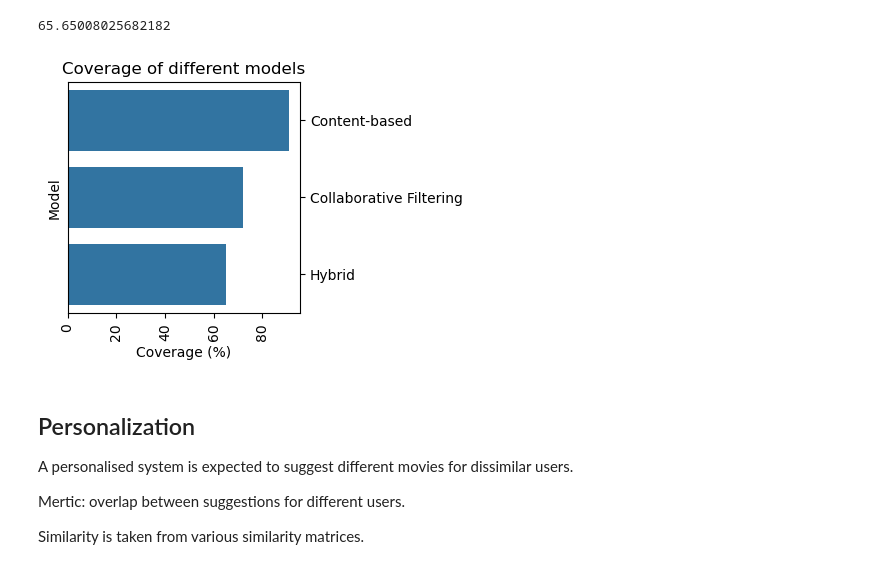
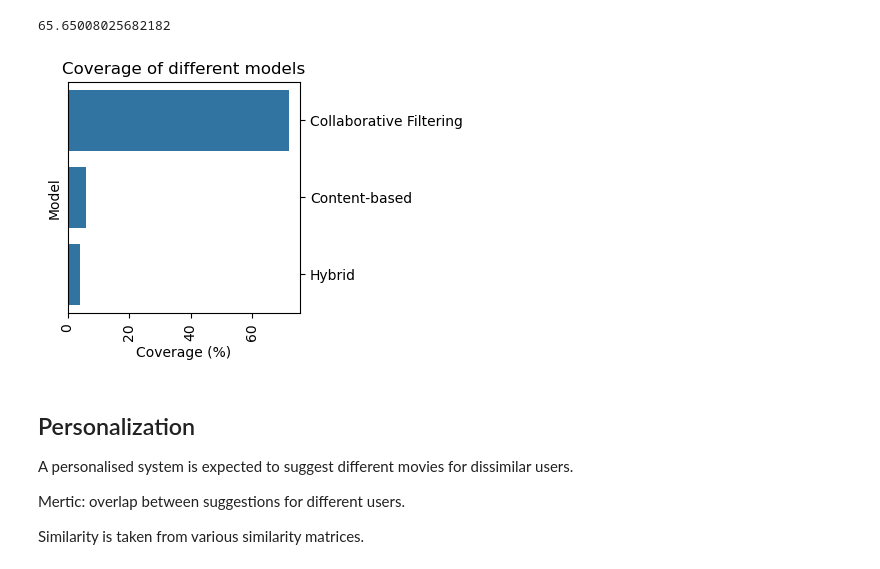
Before and after one commit to HamidSadEsf/movie_recommendation_ProjectCDS, a Jupyter notebook: main.ipynb, the cells around one changed output. Drawn from its saved outputs; the diff is of its cells as text; code cells hidden in the pictures.

```diff
--- a/main.ipynb
+++ b/main.ipynb
@@ -298,17 +305,18 @@ Hybrid: 409.0 4.0
 # %%
 df = pd.DataFrame({
     "Model": ['Collaborative Filtering','Content-based', 'Hybrid'],
-    "Coverage (%)": [72, 91, 65],
+    "Coverage (%)": [72, 6, 4],
     "Boolean": 100
 }).sort_values(by = "Coverage (%)", ascending = False)
 plt.figure(figsize=(3, 3))
 plt.xticks(rotation=90)
 plt.title("Coverage of different models")
 g = sns.barplot(y = "Model", x = "Coverage (%)", hue = "Boolean", data = df)
 g.yaxis.set_ticks_position("right")
 g.legend_.remove()
+plt.savefig('coverage.png', bbox_inches='tight', pad_inches=0.1)
 # %% [output]
-[figure, old version]
+[figure, new version]
 # %% [markdown]
 ## Personalization
 A personalised system is expected to suggest different movies for dissimilar users.
```
Also changed, not shown: parts of 13 cells of this notebook, 3 other files.
